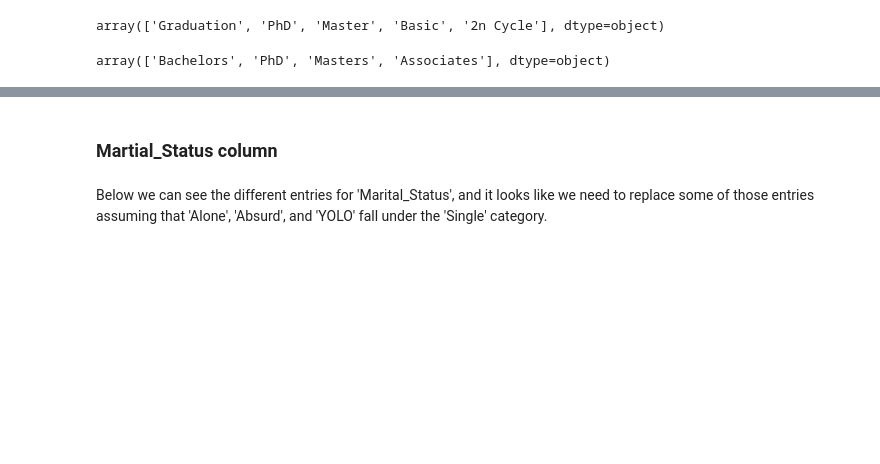
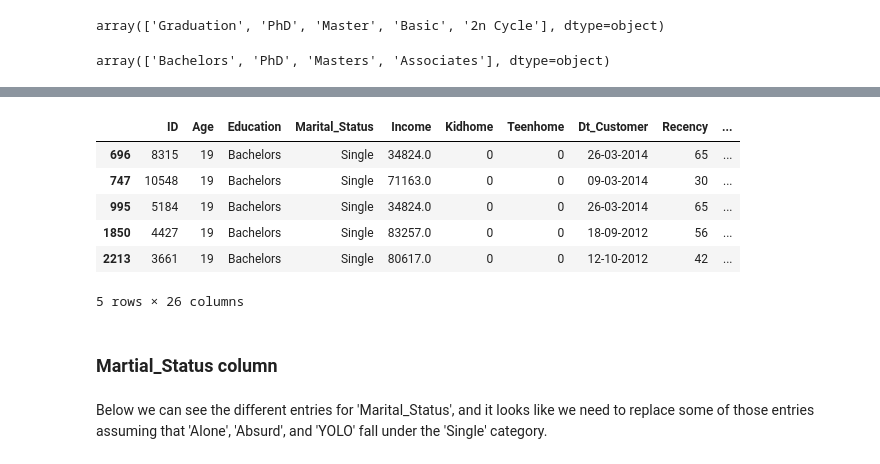
Before and after one commit to lauxpaux/CustomerSegmentation, a Jupyter notebook: customer_segmentation.ipynb, the cells around one changed output, grey strips where cells are left out. Cells and saved outputs as stored; diff of their text form; code cells hidden in the pictures; blank space fills up the shorter version.

```diff
--- a/customer_segmentation.ipynb
+++ b/customer_segmentation.ipynb
@@ -448,3 +446,13 @@ df.loc[(df['Age'] <= 20) & (df['Education'] == 'Masters')].replace({'Masters':'B
+# %%
+df[df['Age'] == 19]
+# %% [output]
+|  | ID | Age | Education | Marital_Status | Income | Kidhome | Teenhome | Dt_Customer | Recency | ... |
+| 696 | 8315 | 19 | Bachelors | Single | 34824.0 | 0 | 0 | 26-03-2014 | 65 | ... |
+| 747 | 10548 | 19 | Bachelors | Single | 71163.0 | 0 | 0 | 09-03-2014 | 30 | ... |
+| 995 | 5184 | 19 | Bachelors | Single | 34824.0 | 0 | 0 | 26-03-2014 | 65 | ... |
+| 1850 | 4427 | 19 | Bachelors | Single | 83257.0 | 0 | 0 | 18-09-2012 | 56 | ... |
+| 2213 | 3661 | 19 | Bachelors | Single | 80617.0 | 0 | 0 | 12-10-2012 | 42 | ... |
+5 rows × 26 columns
 # %% [markdown]
 ### Martial_Status column
 # %% [markdown]
```
Also changed, not shown: parts of 10 cells of this notebook.
